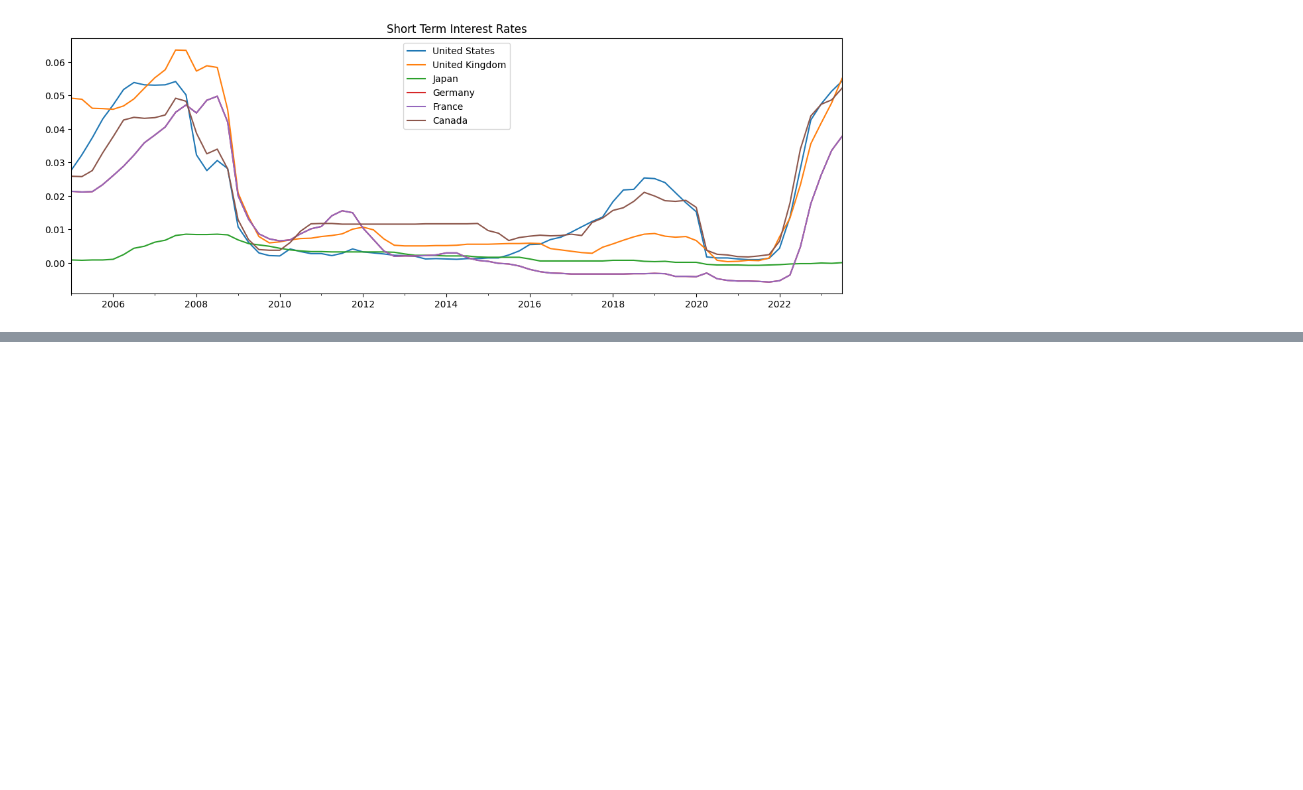
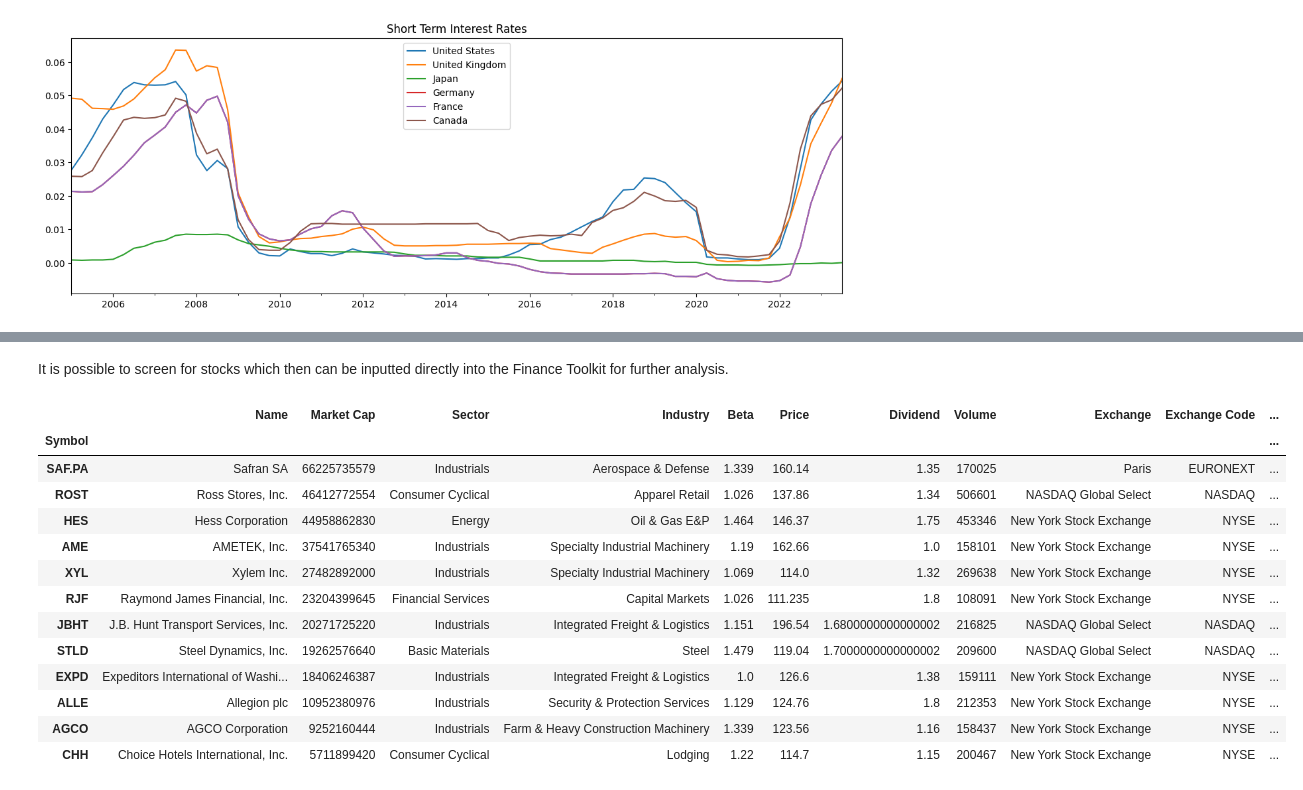
Before and after one commit to JerBouma/FinanceToolkit, a Jupyter notebook: examples/Finance Toolkit - 1. Getting Started.ipynb, the cells around one changed output, grey strips where cells are left out. Drawn from its saved outputs; the diff is of its cells as text; code cells hidden in the pictures; blank space fills up the shorter version.

```diff
--- a/examples/Finance Toolkit - 1. Getting Started.ipynb
+++ b/examples/Finance Toolkit - 1. Getting Started.ipynb
@@ -911,0 +917,4 @@ short_term_interest_rates.loc[
+# %%
+from financetoolkit import Discovery
+
+discovery = Discovery(api_key=API_KEY)
@@ -911,0 +940,31 @@ short_term_interest_rates.loc[
+# %% [markdown]
+It is possible to screen for stocks which then can be inputted directly into the Finance Toolkit for further analysis.
+# %%
+discovery.get_stock_screener(
+    market_cap_higher=1000000,
+    market_cap_lower=200000000000,
+    price_higher=100,
+    price_lower=200,
+    beta_higher=1,
+    beta_lower=1.5,
+    volume_higher=100000,
+    volume_lower=2000000,
+    dividend_higher=1,
+    dividend_lower=2,
+    is_etf=False
+)
+# %% [output]
+|  | Name | Market Cap | Sector | Industry | Beta | Price | Dividend | Volume | Exchange | Exchange Code | ... |
+| Symbol |  |  |  |  |  |  |  |  |  |  | ... |
+| SAF.PA | Safran SA | 66225735579 | Industrials | Aerospace & Defense | 1.339 | 160.14 | 1.35 | 170025 | Paris | EURONEXT | ... |
+| ROST | Ross Stores, Inc. | 46412772554 | Consumer Cyclical | Apparel Retail | 1.026 | 137.86 | 1.34 | 506601 | NASDAQ Global Select | NASDAQ | ... |
+| HES | Hess Corporation | 44958862830 | Energy | Oil & Gas E&P | 1.464 | 146.37 | 1.75 | 453346 | New York Stock Exchange | NYSE | ... |
+| AME | AMETEK, Inc. | 37541765340 | Industrials | Specialty Industrial Machinery | 1.19 | 162.66 | 1.0 | 158101 | New York Stock Exchange | NYSE | ... |
+| XYL | Xylem Inc. | 27482892000 | Industrials | Specialty Industrial Machinery | 1.069 | 114.0 | 1.32 | 269638 | New York Stock Exchange | NYSE | ... |
+| RJF | Raymond James Financial, Inc. | 23204399645 | Financial Services | Capital Markets | 1.026 | 111.235 | 1.8 | 108091 | New York Stock Exchange | NYSE | ... |
+| JBHT | J.B. Hunt Transport Services, Inc. | 20271725220 | Industrials | Integrated Freight & Logistics | 1.151 | 196.54 | 1.6800000000000002 | 216825 | NASDAQ Global Select | NASDAQ | ... |
+| STLD | Steel Dynamics, Inc. | 19262576640 | Basic Materials | Steel | 1.479 | 119.04 | 1.7000000000000002 | 209600 | NASDAQ Global Select | NASDAQ | ... |
+| EXPD | Expeditors International of Washi... | 18406246387 | Industrials | Integrated Freight & Logistics | 1.0 | 126.6 | 1.38 | 159111 | New York Stock Exchange | NYSE | ... |
+| ALLE | Allegion plc | 10952380976 | Industrials | Security & Protection Services | 1.129 | 124.76 | 1.8 | 212353 | New York Stock Exchange | NYSE | ... |
+| AGCO | AGCO Corporation | 9252160444 | Industrials | Farm & Heavy Construction Machinery | 1.339 | 123.56 | 1.16 | 158437 | New York Stock Exchange | NYSE | ... |
+| CHH | Choice Hotels International, Inc. | 5711899420 | Consumer Cyclical | Lodging | 1.22 | 114.7 | 1.15 | 200467 | New York Stock Exchange | NYSE | ... |
```
Also changed, not shown: parts of 20 cells of this notebook, 3 other files.
